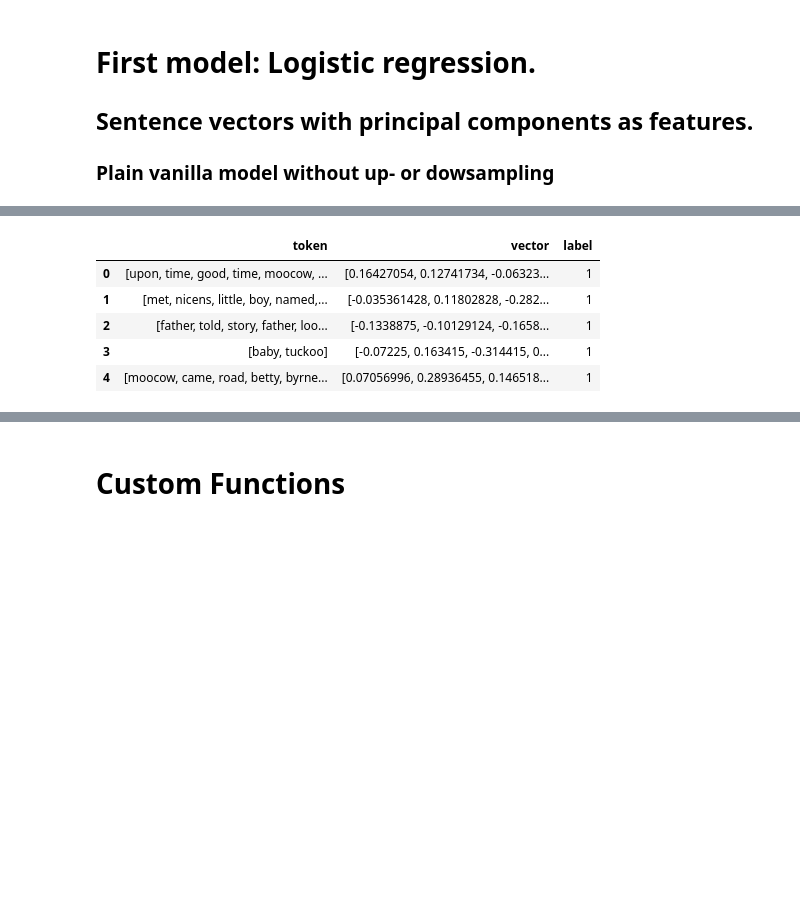
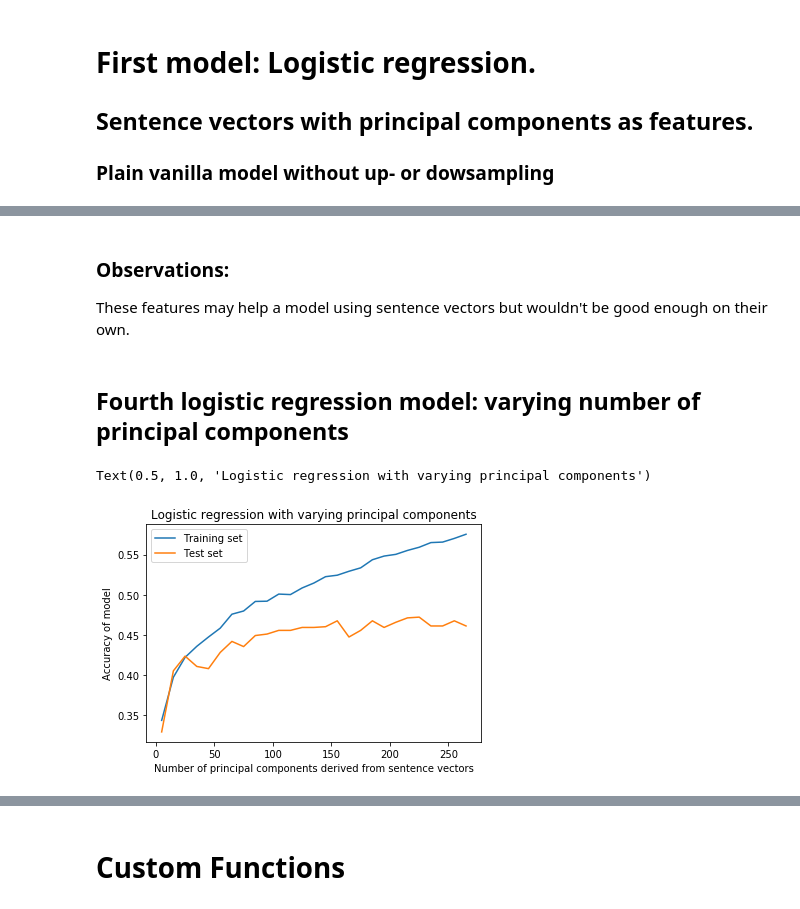
Before and after one commit to ssrosa/dsc-4-final-project-online-ds-pt-100118, a Jupyter notebook: student.ipynb, the cells around one changed output, grey strips where cells are left out. Saved outputs shown, nothing was run; the diff lists cells and outputs as text; code cells hidden in the pictures; blank space fills up the shorter version.

```diff
--- a/student.ipynb
+++ b/student.ipynb
@@ -523,0 +630,14 @@ twist = isolate(unique_notna_pca, xyz)
+# %%
+#Combine sentence vectors dfs into one
+columns = ['char_count', 'mean_token_len', 'token_count', 'label']
+other_features = ['char_count', 'mean_token_len', 'token_count']
+sv_df = sv1_sample[columns].append([sv_df2[columns], sv_df3[columns], sv4_sample[columns], sv5_sample[columns]],
+                             ignore_index = True)
+
+#Logistic regressio model
+X_train, X_test, y_train, y_test = prepare(sv_df,
+                                           normalize_vector = False,
+                                           features_to_norm = None,
+                                           other_features = other_features)
+
+y_hat_train, y_hat_test = lr(X_train, X_test, y_train, y_test)
@@ -524,13 +662,27 @@ twist = isolate(unique_notna_pca, xyz)
+# %% [markdown]
+### Observations:
+These features may help a model using sentence vectors but wouldn't be good enough on their own.
+# %% [markdown]
+## Fourth logistic regression model: varying number of principal components
 # %%
 #Combine sentence vectors dfs into one
-feats = ['token', 'vector', 'label']
-sv_df = sv_df1[feats].append([sv_df2[feats], sv_df3[feats], sv_df4[feats], sv_df5[feats]],
+columns = ['vector', 'label']
+sv_df = sv1_sample[columns].append([sv_df2[columns], sv_df3[columns], sv4_sample[columns], sv5_sample[columns]],
                              ignore_index = True)
-sv_df.head()
-# %% [output]
-|  | token | vector | label |
-| 0 | [upon, time, good, time, moocow, ... | [0.16427054, 0.12741734, -0.06323... | 1 |
-| 1 | [met, nicens, little, boy, named,... | [-0.035361428, 0.11802828, -0.282... | 1 |
-| 2 | [father, told, story, father, loo... | [-0.1338875, -0.10129124, -0.1658... | 1 |
-| 3 | [baby, tuckoo] | [-0.07225, 0.163415, -0.314415, 0... | 1 |
-| 4 | [moocow, came, road, betty, byrne... | [0.07056996, 0.28936455, 0.146518... | 1 |
+# %%
+components = np.arange(5, 275, 10)
+train_scores = []
+test_scores = []
+
+for n in components:
+    X_train, X_test, y_train, y_test = prepare(sv_df, pca_components = n,
+                                               normalize_vector = True,
+                                               features_to_norm = None,
+                                               other_features = None)
+    train_score, test_score = lr(X_train, X_test, y_train, y_test, report = False)
+    #Record scores for each model
+    train_scores.append(train_score)
+    test_scores.append(test_score)
+# %% [output]
+Text(0.5, 1.0, 'Logistic regression with varying principal components')
+[figure, added]
```
Also changed, not shown: parts of 47 cells of this notebook.
